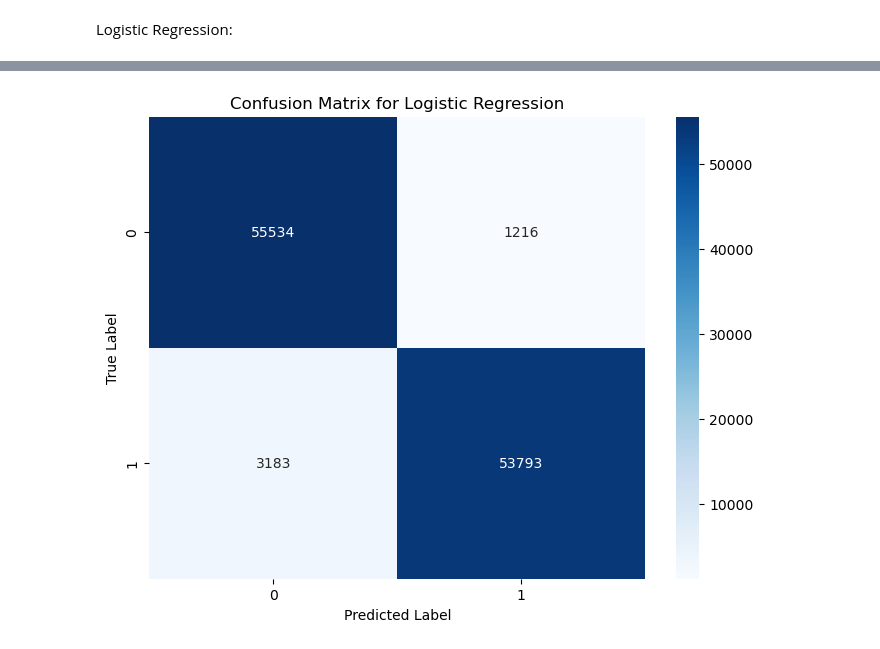
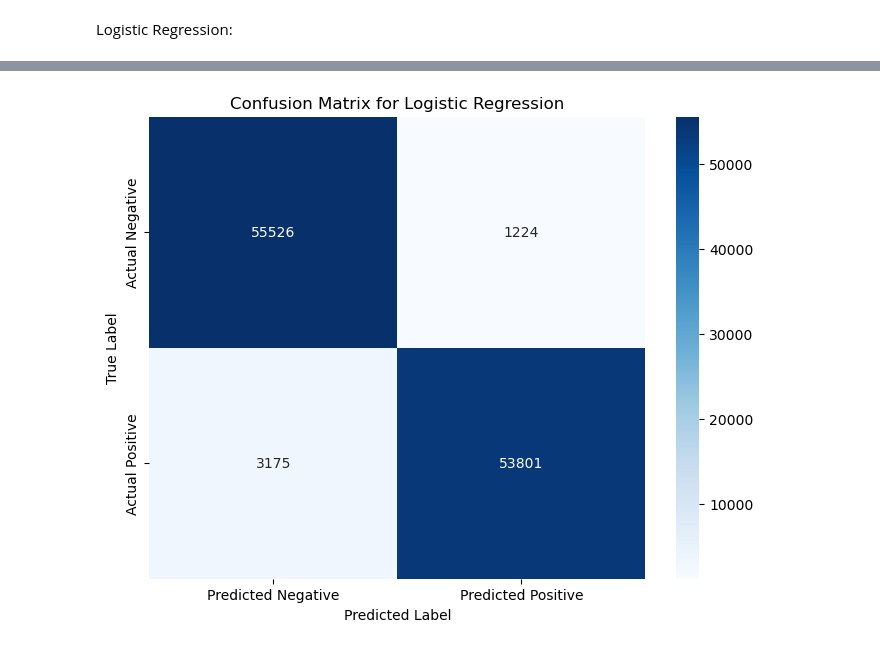
Before and after one commit to ewf40054/Binary-Classification-Project, a Jupyter notebook: Notebook.ipynb, the cells around one changed output, grey strips where cells are left out. Saved outputs shown, nothing was run; the diff lists cells and outputs as text; code cells hidden in the pictures.

```diff
--- a/Notebook.ipynb
+++ b/Notebook.ipynb
@@ -562,15 +391,8 @@ weighted avg       0.94      0.94      0.94    113726
 Logistic Regression:
 # %%
 from sklearn.linear_model import LogisticRegression
-from sklearn.model_selection import train_test_split, cross_val_score
-from sklearn.metrics import confusion_matrix, f1_score, classification_report
-from sklearn.preprocessing import StandardScaler
-from sklearn.decomposition import PCA
-import matplotlib.pyplot as plt
-import seaborn as sns
-import pandas as pd
-import numpy as np
-from matplotlib.colors import ListedColormap
+from sklearn.model_selection import train_test_split
+from sklearn.metrics import confusion_matrix, f1_score
 
 # Split data into features (X) and target (y)
 X = df_reduced.drop('Class', axis=1)
@@ -579,13 +401,8 @@ y = df_reduced['Class']
 # Split data into training and testing sets
 X_train, X_test, y_train, y_test = train_test_split(X, y, test_size=0.2, random_state=42)
 
-# Normalize the data
-scaler = StandardScaler()
-X_train = scaler.fit_transform(X_train)
-X_test = scaler.transform(X_test)
-
 # Create a logistic regression classifier
-clf = LogisticRegression(max_iter=2000)
+clf = LogisticRegression(max_iter=1000)
 
 # Train the classifier on the training data
 clf.fit(X_train, y_train)
@@ -593,74 +410,37 @@ clf.fit(X_train, y_train)
 # Make predictions on the test data
 y_pred = clf.predict(X_test)
 
-# Evaluate the model using accuracy and F1 measures
+# Evaluate the model using accuracy and f1 measures
 accuracy = clf.score(X_test, y_test)
 f1 = f1_score(y_test, y_pred, average='weighted')
 print("Accuracy:", accuracy)
 print("F1:", f1)
 
-# Cross-Validation
-cv_scores = cross_val_score(clf, X, y, cv=5, scoring='accuracy')
-print("Cross-Validation Accuracy Scores:", cv_scores)
-print("Mean Cross-Validation Accuracy:", cv_scores.mean())
-
-# Classification Report
-print("Classification Report:\n", classification_report(y_test, y_pred))
-
-# Confusion Matrix
+# Showcase performance using the confusion matrix
 conf_matrix = confusion_matrix(y_test, y_pred)
 print("Confusion Matrix:\n", conf_matrix)
 
-# Plot Confusion Matrix
-classes = y.unique()  # Dynamically fetch class labels
+# Extract TP, FP, TN, FN
+if len(conf_matrix) == 2:  # For binary classification
+    TN, FP, FN, TP = conf_matrix.ravel()
+    print(f"True Positives (TP): {TP}")
+    print(f"False Positives (FP): {FP}")
+    print(f"True Negatives (TN): {TN}")
+    print(f"False Negatives (FN): {FN}")
+else:
+    print("For multiclass classification, true positives/negatives are per class.")
+
+# Plot the confusion matrix
+import seaborn as sns
+import matplotlib.pyplot as plt
+
 plt.figure(figsize=(8, 6))
 sns.heatmap(conf_matrix, annot=True, fmt="d", cmap="Blues",
-            xticklabels=classes, yticklabels=classes)
+            xticklabels=['Predicted Negative', 'Predicted Positive'],
+            yticklabels=['Actual Negative', 'Actual Positive'])
 plt.xlabel("Predicted Label")
 plt.ylabel("True Label")
 plt.title("Confusion Matrix for Logistic Regression")
 plt.show()
-
-# Feature Importance
-feature_importance = pd.Series(clf.coef_[0], index=X.columns).sort_values(ascending=False)
-print("Feature Importance:\n", feature_importance)
-
-# Plot Feature Importance
-plt.figure(figsize=(10, 6))
-feature_importance.plot(kind='bar')
-plt.title("Feature Importance in Logistic Regression")
-plt.xlabel("Features")
-plt.ylabel("Coefficient Value")
-plt.show()
-
-# --- Visualization of Decision Boundary ---
-# Reduce data to 2 dimensions using PCA
-pca = PCA(n_components=2)
-X_train_2d = pca.fit_transform(X_train)
-X_test_2d = pca.transform(X_test)
-
-# Retrain logistic regression on the 2D reduced data
-clf_2d = LogisticRegression(max_iter=1000)
-clf_2d.fit(X_train_2d, y_train)
-
-# Create a meshgrid for plotting the decision boundary
-x_min, x_max = X_train_2d[:, 0].min() - 1, X_train_2d[:, 0].max() + 1
-y_min, y_max = X_train_2d[:, 1].min() - 1, X_train_2d[:, 1].max() + 1
-xx, yy = np.meshgrid(np.arange(x_min, x_max, 0.01), np.arange(y_min, y_max, 0.01))
-
-# Predict on the meshgrid points
-Z = clf_2d.predict(np.c_[xx.ravel(), yy.ravel()])
-Z = Z.reshape(xx.shape)
-
-# Plot decision boundary and training data
-plt.figure(figsize=(10, 6))
-cmap_background = ListedColormap(['#FFAAAA', '#AAAAFF'])  # Background colors for decision regions
-cmap_points = ListedColormap(['#FF0000', '#0000FF'])      # Colors for data points
-plt.contourf(xx, yy, Z, alpha=0.8, cmap=cmap_background)
-plt.scatter(X_train_2d[:, 0], X_train_2d[:, 1], c=y_train, cmap=cmap_points, edgecolor='k')
-plt.title("Logistic Regression Decision Boundary")
-plt.xlabel("Principal Component 1")
-plt.ylabel("Principal Component 2")
-plt.show()
 # %% [output]
 Accuracy: 0.961319311327225
@@ -683 +455 @@ Confusion Matrix:
-[figure, old version]
+[figure, new version]
```
Also changed, not shown: parts of 22 cells of this notebook.
